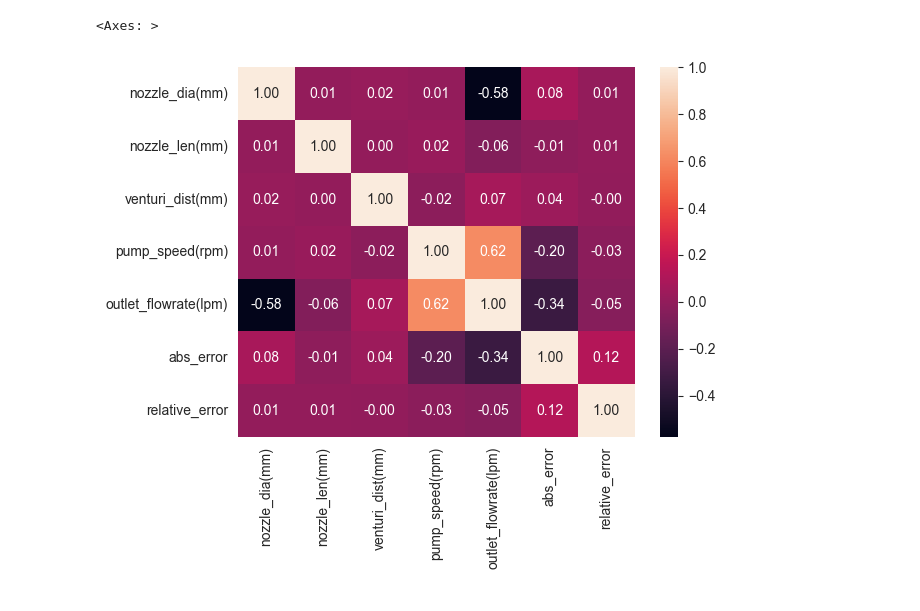
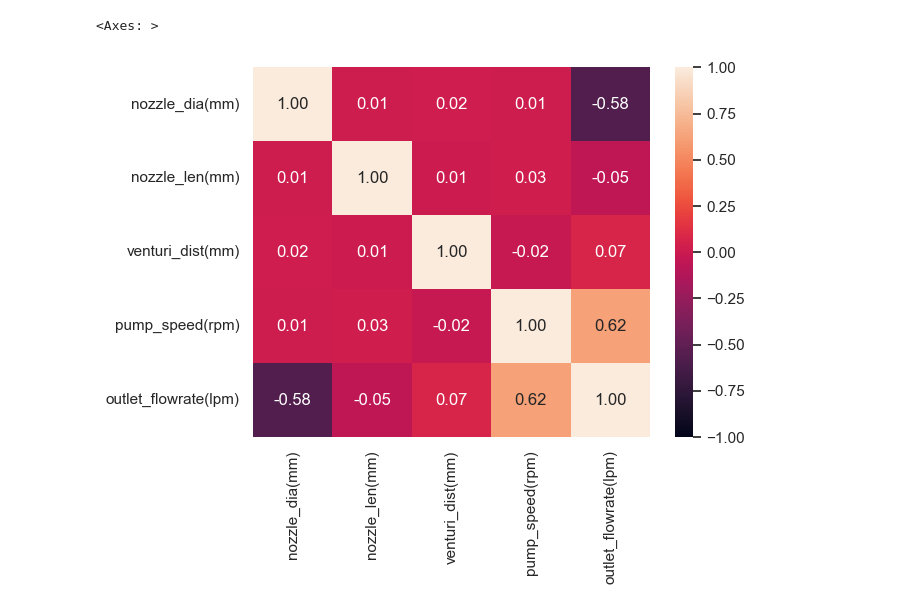
Before and after one commit to jinbeomjeong/estimate_venturi_pump_flow, a Jupyter notebook: analysis_lstm_model.ipynb, the cells around one changed output. Saved outputs shown, nothing was run; the diff lists cells and outputs as text; code cells hidden in the pictures.

```diff
--- a/analysis_lstm_model.ipynb
+++ b/analysis_lstm_model.ipynb
@@ -84,7 +115,9 @@ val_data_2['relative_error'] = (np.abs(val_target-val_pred)/val_target)*100
+# %%
+val_data_slice = val_data.copy()
 # %%
-val_data_2 = val_data_2[['nozzle_dia(mm)', 'nozzle_len(mm)', 'venturi_dist(mm)', 'pump_speed(rpm)', 'outlet_flowrate(lpm)', 'abs_error', 'relative_error']]
+val_data_slice = val_data_slice[['nozzle_dia(mm)', 'nozzle_len(mm)', 'venturi_dist(mm)', 'pump_speed(rpm)', 'outlet_flowrate(lpm)']]
 # %%
-sns.heatmap(val_data_2.corr(), annot=True, fmt='.2f')
+sns.heatmap(val_data_slice.corr(), annot=True, fmt='.2f', vmax=1, vmin=-1)
 # %% [output]
 <Axes: >
-[figure, old version]
+[figure, new version]
```
Also changed, not shown: parts of 24 cells of this notebook.
